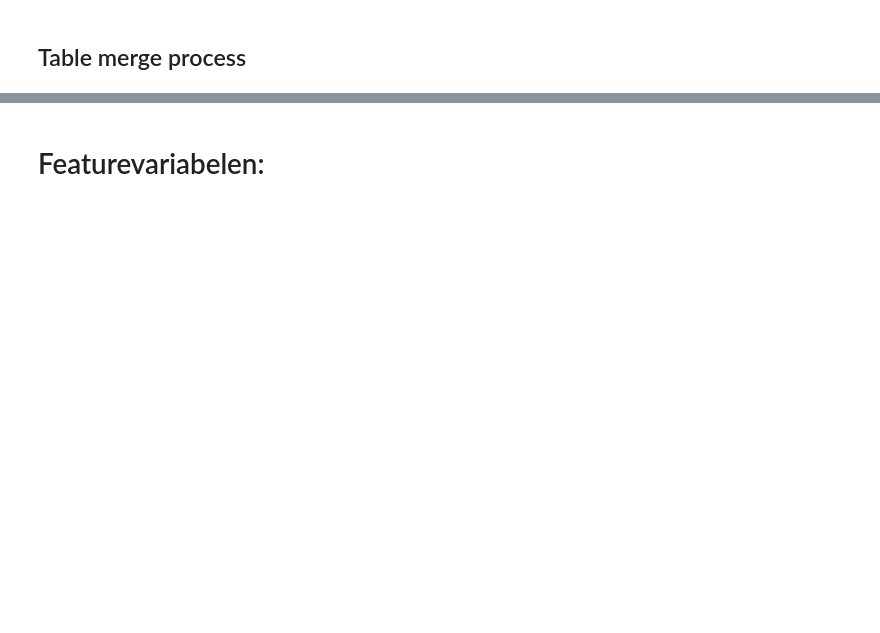
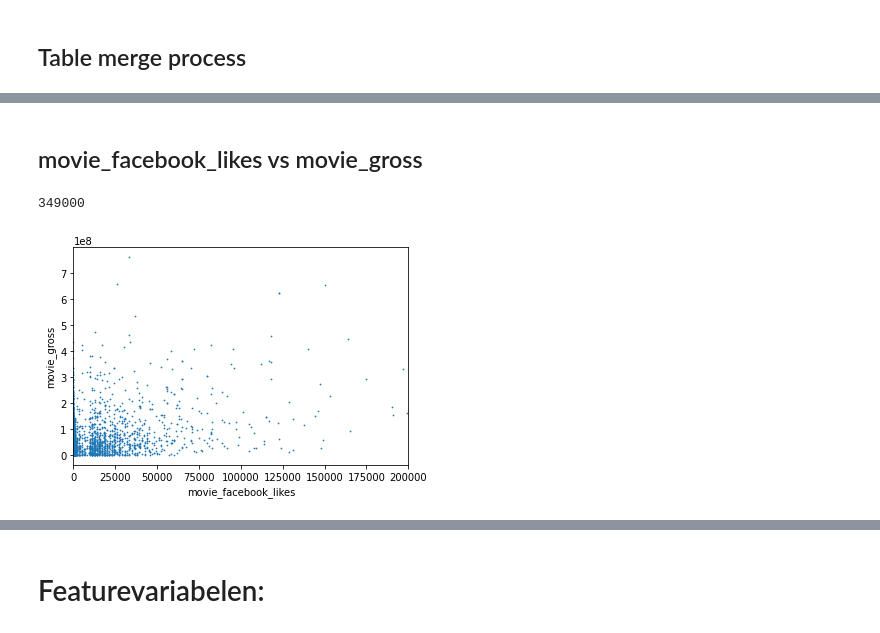
Before and after one commit to Verrem98/Film_dataset_analysis, a Jupyter notebook: main.ipynb, the cells around one changed output, grey strips where cells are left out. Saved outputs shown, nothing was run; the diff lists cells and outputs as text; code cells hidden in the pictures; blank space fills up the shorter version.

```diff
--- a/main.ipynb
+++ b/main.ipynb
@@ -115,0 +137,21 @@ plt.show()
+# %% [markdown]
+<h2> movie_facebook_likes vs movie_gross </h2>
+# %%
+table = table.dropna()
+
+x = table[['movie_facebook_likes']]
+y = table[['gross']]
+
+plt.xlabel('movie_facebook_likes')
+plt.ylabel('movie_gross')
+
+
+lm = linear_model.LinearRegression()
+lm.fit(x, y)
+plt.xlim(0,200000)
+
+plt.scatter(x, y, s = .5)
+plt.show()
+# %% [output]
+349000
+[figure, added]
```
Also changed, not shown: parts of 13 cells of this notebook.
